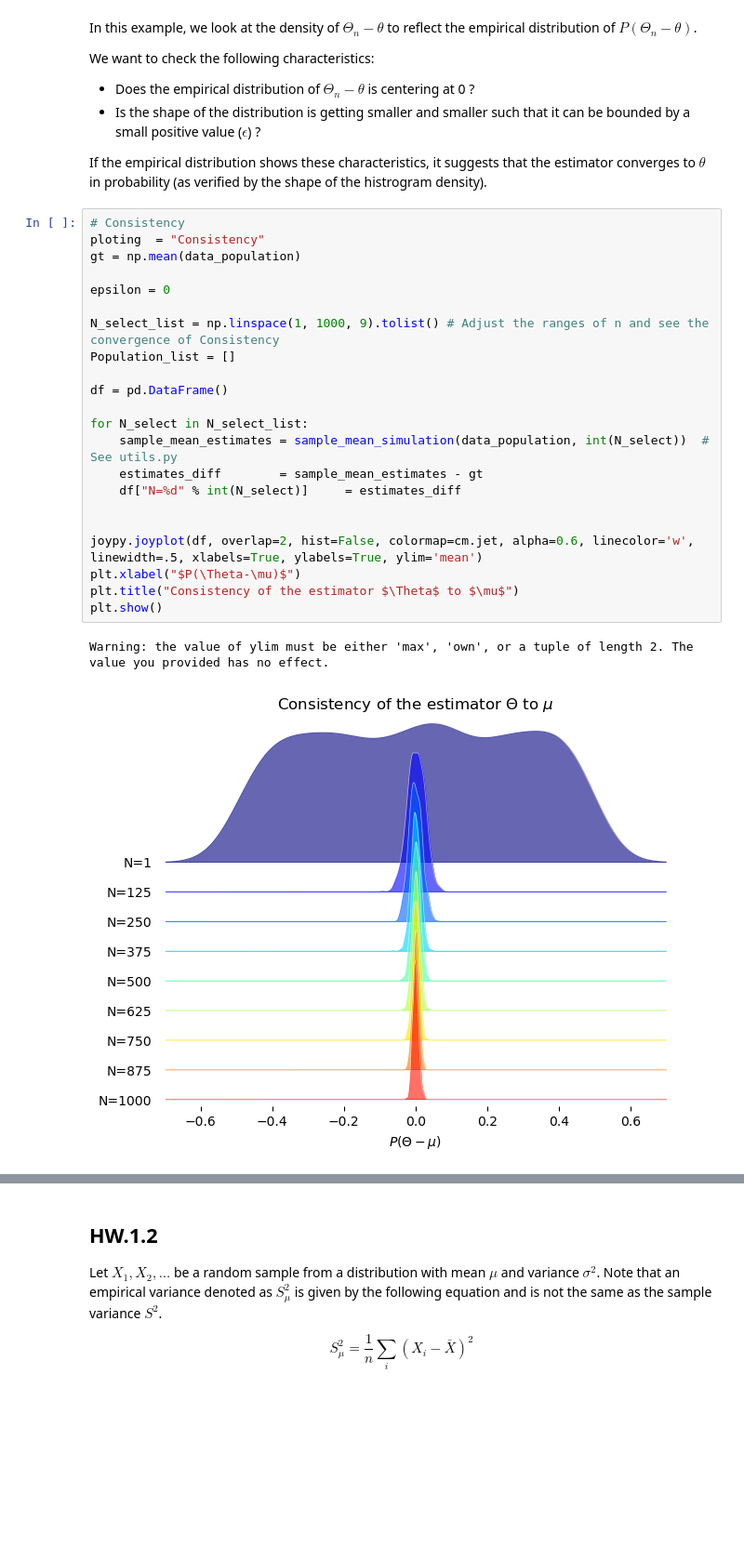
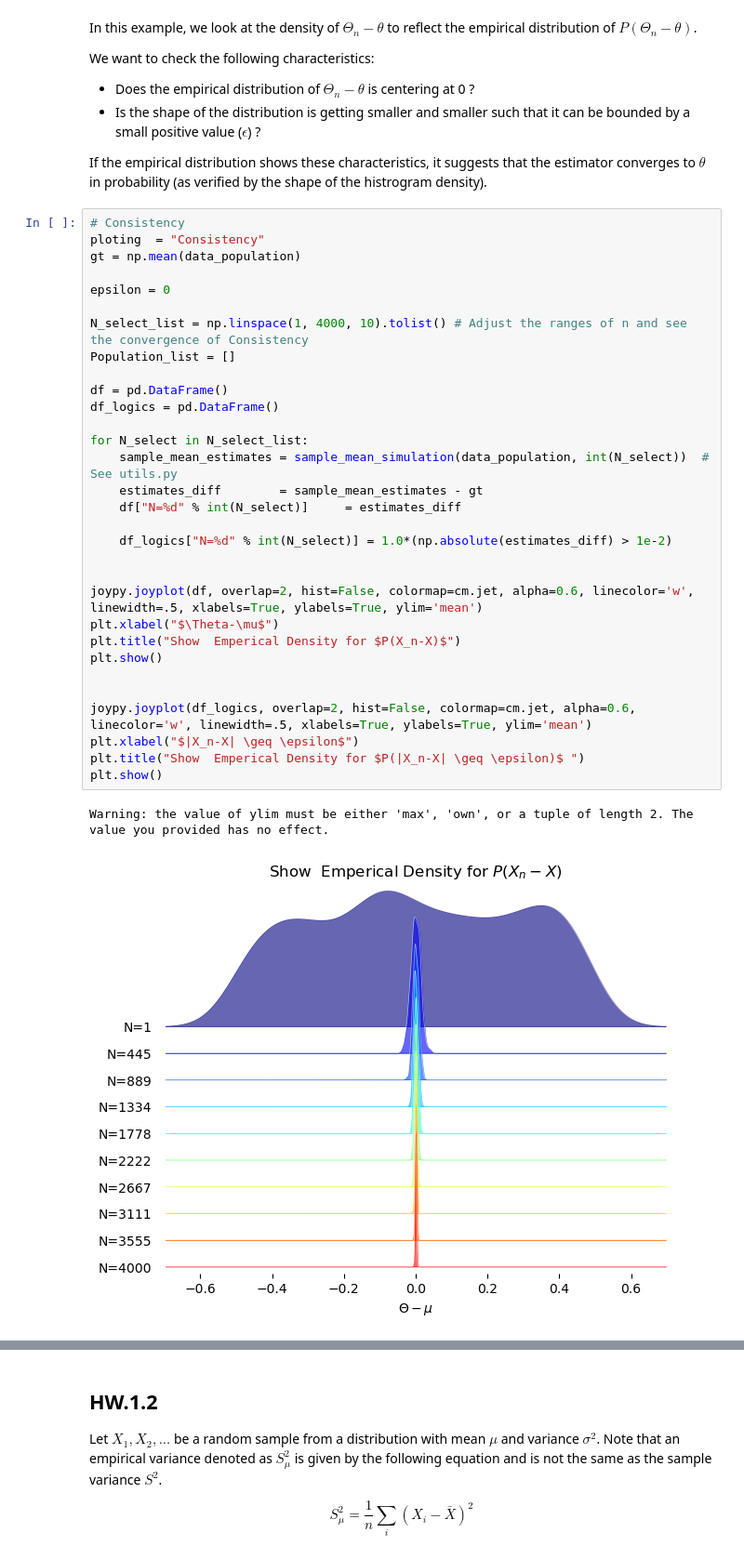
Before and after one commit to GenAI-CUEE/Estimation-Theory-EE523, a Jupyter notebook: Tutorial1/main.ipynb, the cells around one changed output, grey strips where cells are left out. Shown at 93% size. Cells and saved outputs as stored; diff of their text form; blank space fills up the shorter version.

```diff
--- a/Tutorial1/main.ipynb
+++ b/Tutorial1/main.ipynb
@@ -238,25 +238,34 @@ If the empirical distribution shows these characteristics, it suggests that the
 # %%
 # Consistency
 ploting  = "Consistency"
 gt = np.mean(data_population)
 
 epsilon = 0
 
-N_select_list = np.linspace(1, 1000, 9).tolist() # Adjust the ranges of n and see the convergence of Consistency
+N_select_list = np.linspace(1, 4000, 10).tolist() # Adjust the ranges of n and see the convergence of Consistency
 Population_list = []
 
 df = pd.DataFrame()
+df_logics = pd.DataFrame()
 
 for N_select in N_select_list:
     sample_mean_estimates = sample_mean_simulation(data_population, int(N_select))  # See utils.py
     estimates_diff        = sample_mean_estimates - gt
     df["N=%d" % int(N_select)]     = estimates_diff
 
+    df_logics["N=%d" % int(N_select)] = 1.0*(np.absolute(estimates_diff) > 1e-2)
+
 
 joypy.joyplot(df, overlap=2, hist=False, colormap=cm.jet, alpha=0.6, linecolor='w', linewidth=.5, xlabels=True, ylabels=True, ylim='mean')
-plt.xlabel("$P(\Theta-\mu)$")
-plt.title("Consistency of the estimator $\Theta$ to $\mu$")
+plt.xlabel("$\Theta-\mu$")
+plt.title("Show  Emperical Density for $P(X_n-X)$")
 plt.show()
+
+
+joypy.joyplot(df_logics, overlap=2, hist=False, colormap=cm.jet, alpha=0.6, linecolor='w', linewidth=.5, xlabels=True, ylabels=True, ylim='mean')
+plt.xlabel("$|X_n-X| \geq \epsilon$")
+plt.title("Show  Emperical Density for $P(|X_n-X| \geq \epsilon)$ ")
+plt.show()
 # %% [output]
 Warning: the value of ylim must be either 'max', 'own', or a tuple of length 2. The value you provided has no effect.
-[figure, old version]
+[figure, new version]
```
Also changed, not shown: parts of 7 cells of this notebook, 5 other files.
